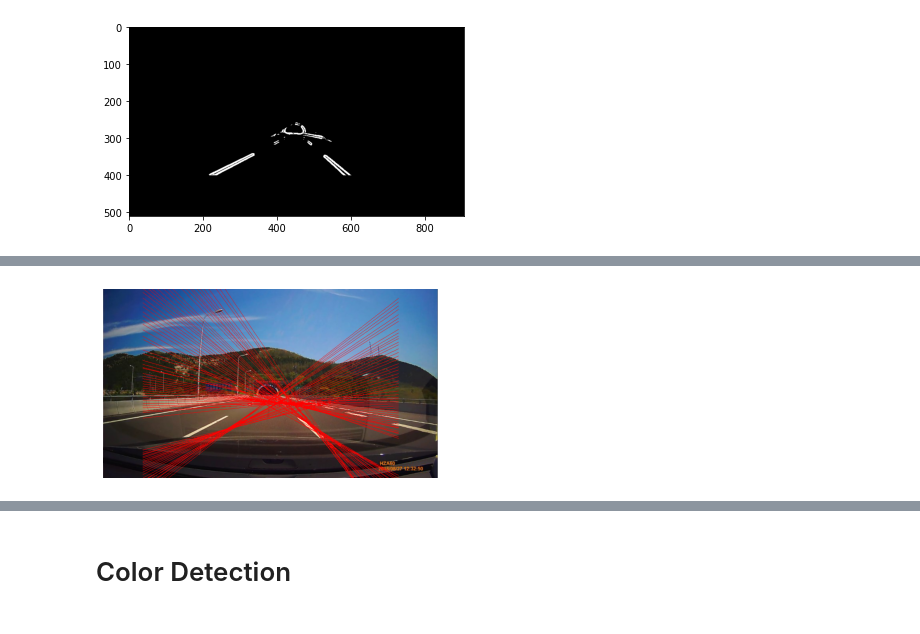
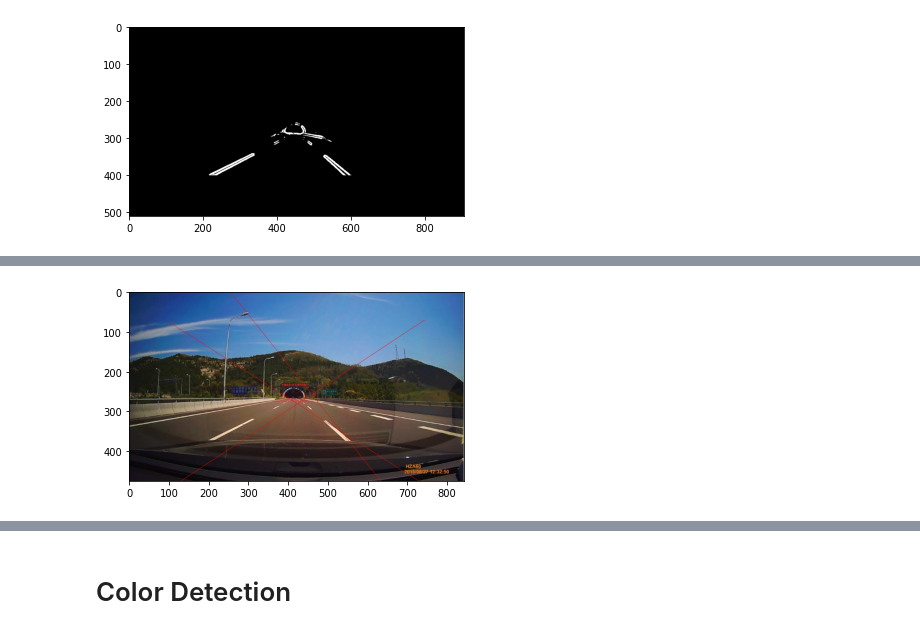
Before and after one commit to Beepbloop/lane_detection, a Jupyter notebook: EntireProcess.ipynb, the cells around one changed output, grey strips where cells are left out. Drawn from its saved outputs; the diff is of its cells as text; code cells hidden in the pictures.

```diff
--- a/EntireProcess.ipynb
+++ b/EntireProcess.ipynb
@@ -25,5 +35,5 @@ resized.shape, org.shape
 # %%
-gray = rgb2gray(resized)
+gray = rgb_to_gray(resized)
 plt.imshow(gray,cmap='gray')
 # %% [output]
 <matplotlib.image.AxesImage at 0x...>
@@ -76,0 +99,8 @@ plt.show()
+# %%
+cleaned_point_stack = double_peek_grouping(point_stack)
+
+orig_line, gradients, line_info = draw_point_stack(org, cleaned_point_stack)
+
+plt.imshow(orig_line)
+plt.axis('off')
+plt.show()
@@ -77,27 +109,27 @@ plt.show()
 # %%
-points_coord = [] #To store the coordinates of the lines
-orig_line = org.copy()
+# Exclude lines not from lanes
 h, w = org.shape[:2]
 
-gradients = []
-line_info = []
+neg_lines = [line for line in line_info if line[0] < -0.3]
+pos_lines = [line for line in line_info if line[0] > 0.3]
 
-for i in point_stack:
-    coeff = hough_intersect(i[0], i[1], org)
-    if (len(coeff) > 1):
-        m = coeff[0]
-        b = coeff[1]
-        y1 = m * 100 + b
-        y2 = m * (w - 100) + b
+cleaned_lines_img = org.copy()
 
-        gradients.append(m)
-        line_info.append((m, b))
-        cv.line(orig_line, (100, int(y1)), (w - 100, int(y2)), (255,0,0))
+for coeff in pos_lines:
+    m = coeff[0]
+    b = coeff[1]
+    y1 = m * 100 + b
+    y2 = m * (w - 100) + b
+    cv.line(cleaned_lines_img, (100, int(y1)), (w - 100, int(y2)), (255,0,0))
 
-fig = plt.imshow(orig_line)
-plt.axis('off')
-fig.axes.get_xaxis().set_visible(False)
-fig.axes.get_yaxis().set_visible(False)
+for coeff in neg_lines:
+    m = coeff[0]
+    b = coeff[1]
+    y1 = m * 100 + b
+    y2 = m * (w - 100) + b
+    cv.line(cleaned_lines_img, (100, int(y1)), (w - 100, int(y2)), (255,0,0))
+
+fig = plt.imshow(cleaned_lines_img)
 plt.show()
 # %% [output]
-[figure, old version]
+[figure, new version]
```
Also changed, not shown: parts of 29 cells of this notebook, 5 other files.
